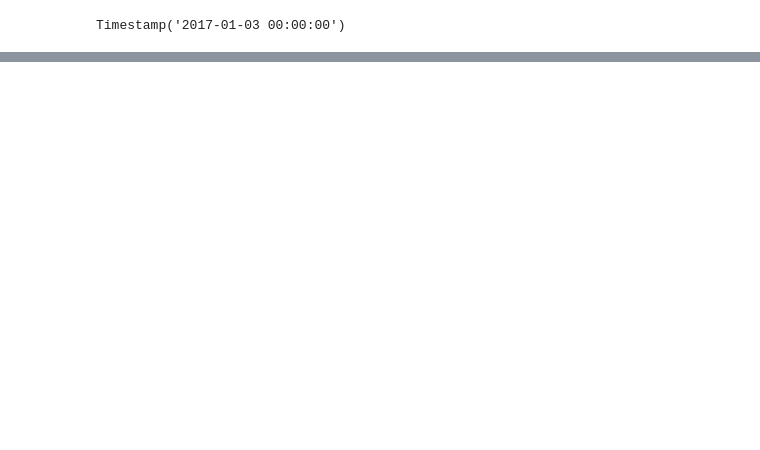
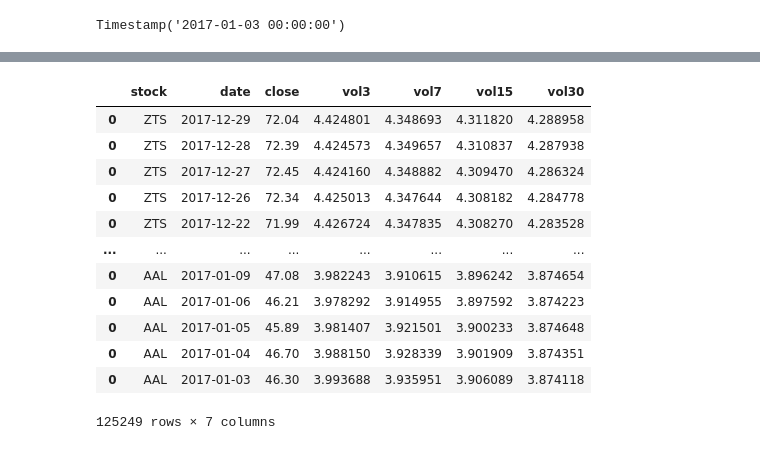
Before and after one commit to ley-man/Financial-Risk-Prediction-using-NLP, a Jupyter notebook: src/volatilityCalculationsSP500.ipynb, the cells around one changed output, grey strips where cells are left out. Drawn from its saved outputs; the diff is of its cells as text; code cells hidden in the pictures; blank space fills up the shorter version.

Commit message:
Updated volatility calculations

```diff
--- a/src/volatilityCalculationsSP500.ipynb
+++ b/src/volatilityCalculationsSP500.ipynb
@@ -141,0 +146,10 @@ df_adj
+# %%
+# Retrieve stock specific DataFrame based on stock name
+def get_stock_specific_df(df, stock_symbol):
+    df_copy = df.copy()
+    mask_stock = df_copy['Name'] == stock_symbol
+    df_stock = df_copy[mask_stock]
+    # Go back 50 calendar days to include more than 30 trading sessions
+    df_stock = df_stock[df_stock["date"] >= (pd.to_datetime('2017-01-03') - pd.Timedelta(days=50))]
+    df_stock.index = np.arange(1, len(df_stock) + 1)
+    return df_stock
@@ -141,0 +161,10 @@ df_adj
+# %%
+# Drop company names whose full year data is not available
+# Indices to drop: 47,
+list_comp = df['Name'].unique()
+drop_index = [47, 67, 68, 150, 151,226]
+list_comp_new = np.delete(list_comp, drop_index)
+
+# print(list_comp)
+print(np.setdiff1d(list_comp, list_comp_new))
+print(list_comp[226])
@@ -141,0 +174,4 @@ df_adj
+# %%
+# Create empty dataframe to store volatility values
+df_volatility = pd.DataFrame(columns=['stock', 'date', 'close', 'vol3', 'vol7', 'vol15', 'vol30'])
+print(list_comp_new)
@@ -141,0 +196,14 @@ df_adj
+# %%
+# Main function to calculate all period volatility for all stocks
+for idx, name in enumerate(list_comp_new):
+    print (" processing ", idx+1, " of: ", len(list_comp_new),  name)
+    df_stock = get_stock_specific_df(df, name)
+    for i in range (start_idx, end_idx+1):
+        date = df_stock.loc[i]['date']
+        close = df_stock.loc[i]['close']
+        volatility_3 = get_volatility(df_stock, 3, i)
+        volatility_7 = get_volatility(df_stock, 7, i)
+        volatility_15 = get_volatility(df_stock, 15, i)
+        volatility_30 = get_volatility(df_stock, 30, i)
+        df_volatility = pd.concat([pd.DataFrame([[name,date,close,volatility_3,volatility_7,volatility_15,volatility_30]],
+                               columns=df_volatility.columns), df_volatility], ignore_index=False)
@@ -141,0 +228,16 @@ df_adj
+# %%
+df_volatility
+# %% [output]
+|  | stock | date | close | vol3 | vol7 | vol15 | vol30 |
+| 0 | ZTS | 2017-12-29 | 72.04 | 4.424801 | 4.348693 | 4.311820 | 4.288958 |
+| 0 | ZTS | 2017-12-28 | 72.39 | 4.424573 | 4.349657 | 4.310837 | 4.287938 |
+| 0 | ZTS | 2017-12-27 | 72.45 | 4.424160 | 4.348882 | 4.309470 | 4.286324 |
+| 0 | ZTS | 2017-12-26 | 72.34 | 4.425013 | 4.347644 | 4.308182 | 4.284778 |
+| 0 | ZTS | 2017-12-22 | 71.99 | 4.426724 | 4.347835 | 4.308270 | 4.283528 |
+| ... | ... | ... | ... | ... | ... | ... | ... |
+| 0 | AAL | 2017-01-09 | 47.08 | 3.982243 | 3.910615 | 3.896242 | 3.874654 |
+| 0 | AAL | 2017-01-06 | 46.21 | 3.978292 | 3.914955 | 3.897592 | 3.874223 |
+| 0 | AAL | 2017-01-05 | 45.89 | 3.981407 | 3.921501 | 3.900233 | 3.874648 |
+| 0 | AAL | 2017-01-04 | 46.70 | 3.988150 | 3.928339 | 3.901909 | 3.874351 |
+| 0 | AAL | 2017-01-03 | 46.30 | 3.993688 | 3.935951 | 3.906089 | 3.874118 |
+125249 rows × 7 columns
```
Also changed, not shown: parts of 25 cells of this notebook.
